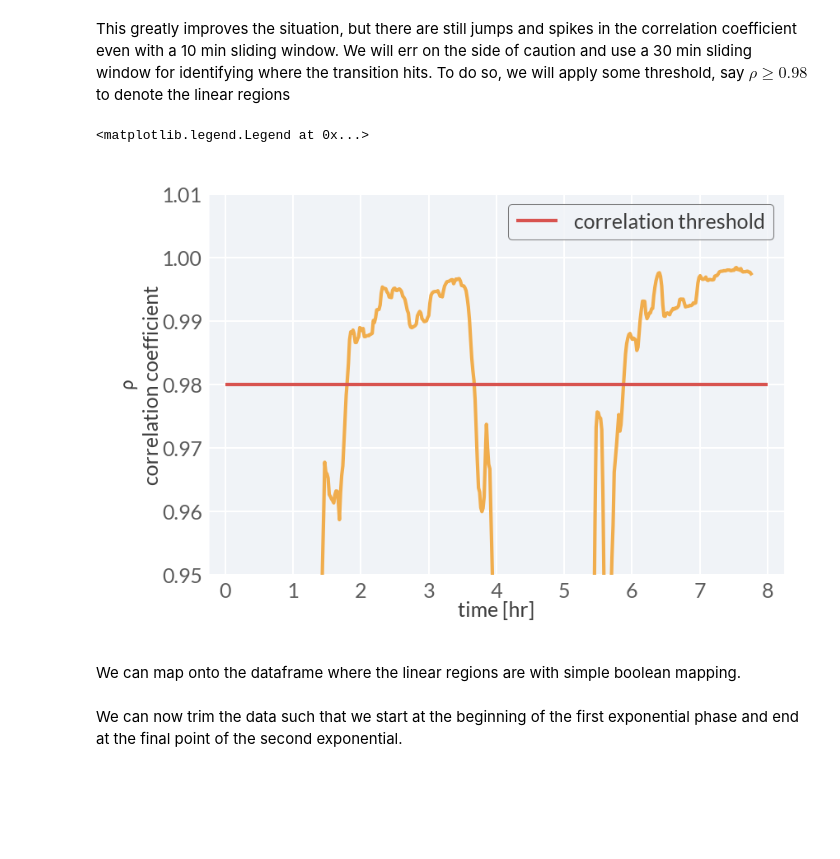
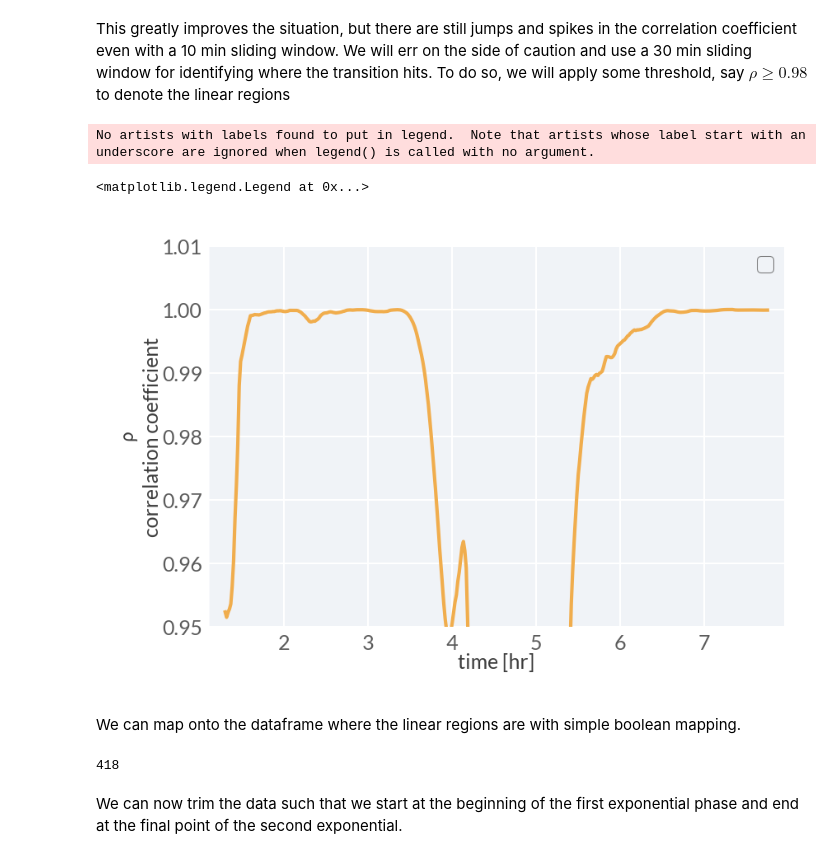
Before and after one commit to gchure/diauxic_flux_parity, a Jupyter notebook: code/analysis/example_lag_inference.ipynb, the cells around one changed output. Drawn from its saved outputs; the diff is of its cells as text; code cells hidden in the pictures; blank space fills up the shorter version.

```diff
--- a/code/analysis/example_lag_inference.ipynb
+++ b/code/analysis/example_lag_inference.ipynb
@@ -84,7 +84,8 @@ plt.figure(figsize=(3, 2))
 
 for i, w in enumerate(window_sizes):
     # Set a median filter with a sliding window of 5
-    data['log_od650nm'] = scipy.signal.medfilt(np.log(data['od650nm'].values), 11)
+    data['log_od650nm'] = scipy.signal.savgol_filter(np.log(data['od650nm'].values), window_length=50,
+                                                     polyorder=3)
 
     # Apply a rolling window
     out = data[['time_hr', 'log_od650nm']].rolling(w).corr().reset_index()
@@ -108,20 +109,21 @@ hits. To do so, we will apply some threshold, say $\rho \geq 0.98$ to denote
 the linear regions
 # %%
 # Plot the threshold to identify the region
-THRESH = 0.98
+THRESH = 0.99
 plt.figure(figsize=(3, 2))
 plt.plot(data['time_hr'].values[w:], corr, '-', color=cor['primary_gold'],
          lw=1)
 plt.ylim([0.95, 1.01])
-plt.hlines(THRESH, 0, 8, color=cor['primary_red'],
-           label='correlation threshold',
-           lw=1)
+# plt.hlines(THRESH, 0, 8, color=cor['primary_red'],
+        #    label='correlation threshold',
+        #    lw=1)
 plt.xlabel('time [hr]', fontsize=6)
 plt.ylabel(r'$\rho$' + '\ncorrelation coefficient', fontsize=6)
 plt.legend()
 # %% [output]
-<matplotlib.legend.Legend at 0x...>
+No artists with labels found to put in legend.  Note that artists whose label start with an underscore are ignored when legend() is called with no argument.
+<matplotlib.legend.Legend at 0x...>
-[figure, old version]
+[figure, new version]
 # %% [markdown]
 We can map onto the dataframe where the linear regions are with simple boolean
 mapping.
@@ -134,3 +137,7 @@ data.loc[w:, 'exponential_phase'] = locs.values
+# %%
+len(data)
+# %% [output]
+418
 # %% [markdown]
 We can now trim the data such that we start at the beginning of the first exponential
 phase and end at the final point of the second exponential.
```
Also changed, not shown: parts of 17 cells of this notebook, 4 other files.
